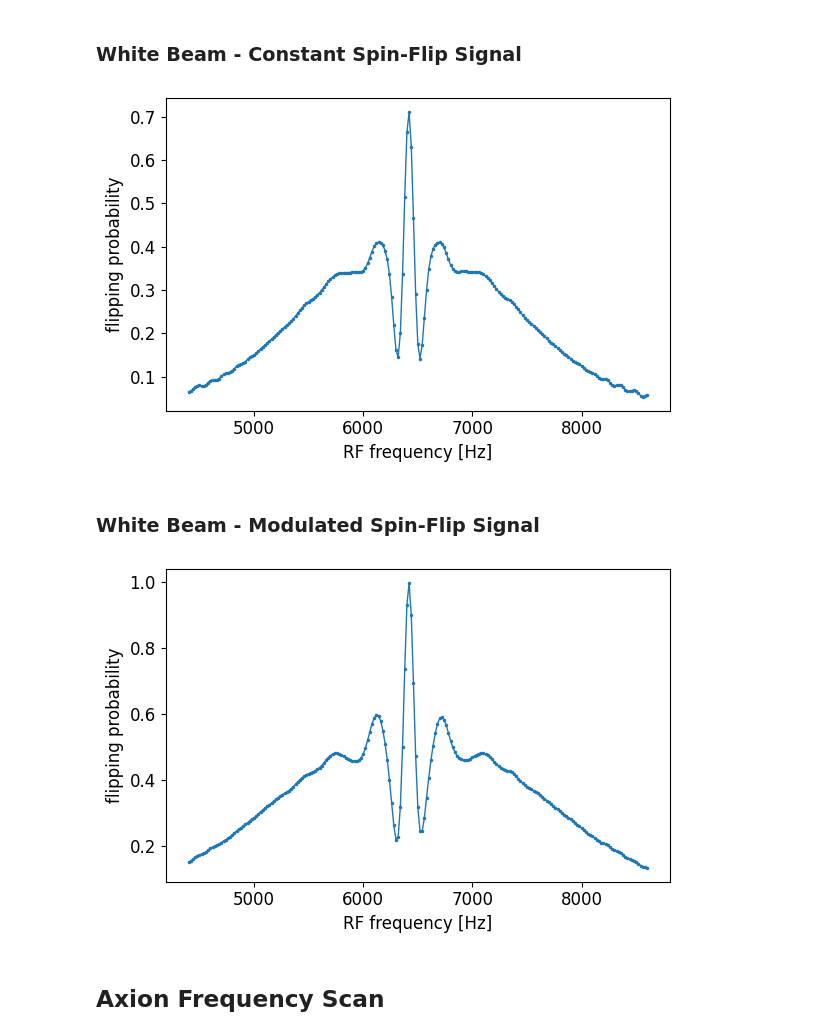
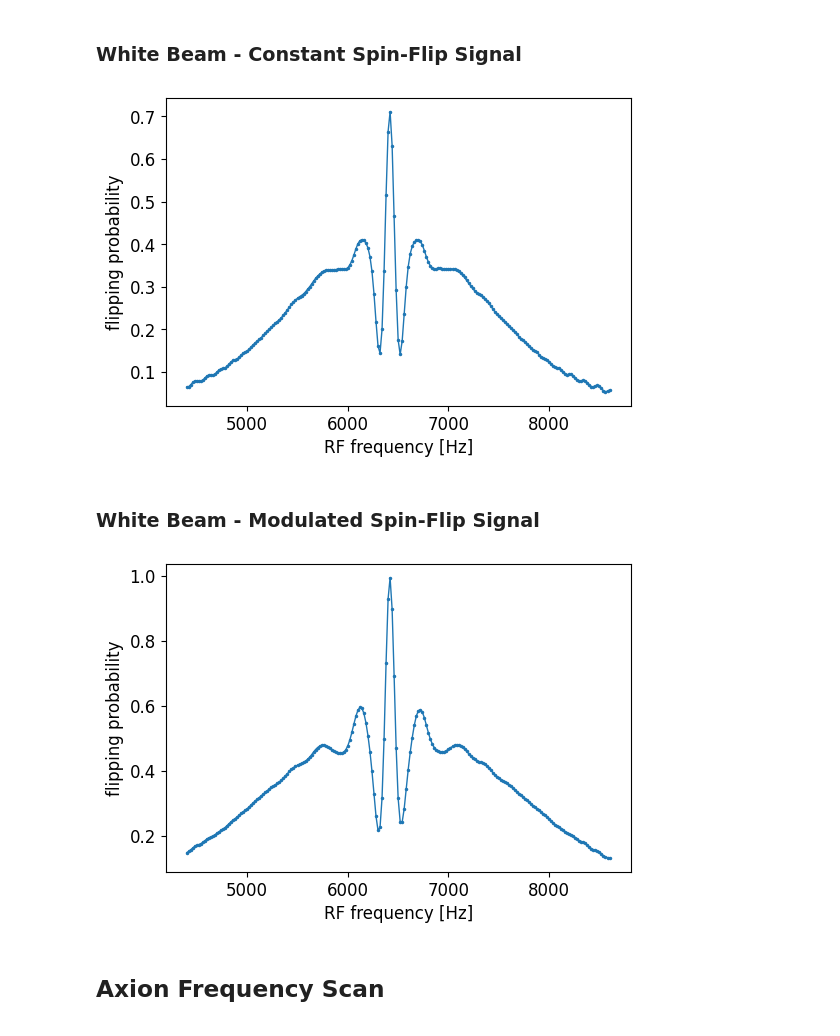
Before and after one commit to ivoschulthess/axionSim, a Jupyter notebook: matrixSimulation.ipynb, the cells around one changed output. Cells and saved outputs as stored; diff of their text form; code cells hidden in the pictures.

```diff
--- a/matrixSimulation.ipynb
+++ b/matrixSimulation.ipynb
@@ -226,12 +226,11 @@ except:
 # %%
 fig, ax = plt.subplots()
 ax.plot(Omega_SF/2/pi, np.average(pFlipMat, axis=0, weights=weights), '.-', ms=3, lw=1, )
 ax.set(xlabel='RF frequency [Hz]', ylabel='flipping probability')
-fig.set(dpi=100)
-fig.tight_layout()
+fig.savefig('plots/ramseyFrequencyScan_whiteBeam_constantB1.png')
 plt.show()
 # %% [output]
-[figure, old version]
+[figure, new version]
 # %% [markdown]
 ### White Beam - Modulated Spin-Flip Signal
 # %%
@@ -304,10 +303,9 @@ except:
 fig, ax = plt.subplots()
 ax.plot(Omega_SF/2/pi, np.average(pFlipMat, axis=0, weights=weights), '.-', ms=3, lw=1, )
 ax.set(xlabel='RF frequency [Hz]', ylabel='flipping probability')
-fig.set(dpi=100)
-fig.tight_layout()
+fig.savefig('plots/ramseyFrequencyScan_whiteBeam_modulatedB1.png')
 plt.show()
 # %% [output]
-[figure, old version]
+[figure, new version]
 # %% [markdown]
 ## Axion Frequency Scan
```
Also changed, not shown: parts of 6 cells of this notebook, 7 other files.
